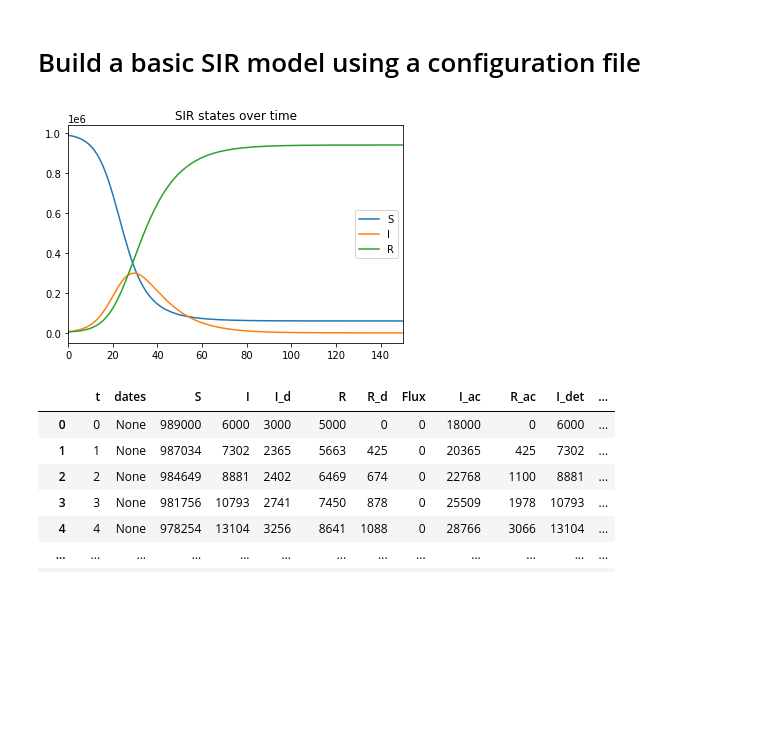
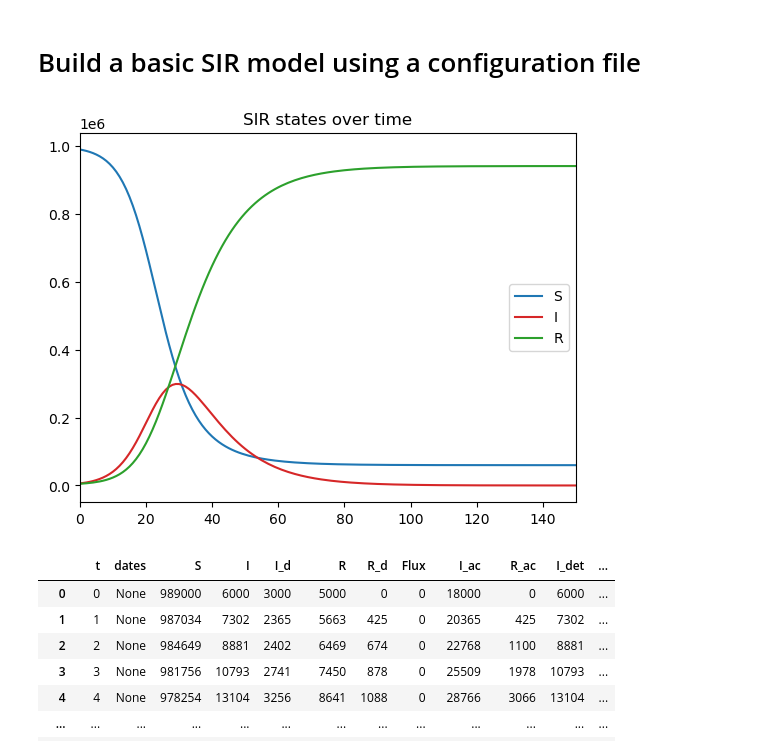
Before and after one commit to DLab/covid19geomodeller, a Jupyter notebook: Examples/SIR.ipynb, the cells around one changed output. Saved outputs shown, nothing was run; the diff lists cells and outputs as text; code cells hidden in the pictures; blank space fills up the shorter version.

```diff
--- a/Examples/SIR.ipynb
+++ b/Examples/SIR.ipynb
@@ -57,15 +57,15 @@ model = SIR(config = config,beta=0.3)
 model.solve()
 # %%
 # Plot matplotlib
-plt.plot(model.t,model.S,label='S')
-plt.plot(model.t,model.I,label='I')
-plt.plot(model.t,model.R,label='R')
+plt.plot(model.t,model.S,label='S',color='tab:blue')
+plt.plot(model.t,model.I,label='I',color='tab:red')
+plt.plot(model.t,model.R,label='R',color='tab:green')
 plt.xlim(0,150)
 plt.legend(loc=0)
 plt.title('SIR states over time')
 plt.show()
 # %% [output]
-[figure, old version]
+[figure, new version]
 # %%
 # Show results
 model.results
```
Also changed, not shown: parts of 13 cells of this notebook, 4 other files.
